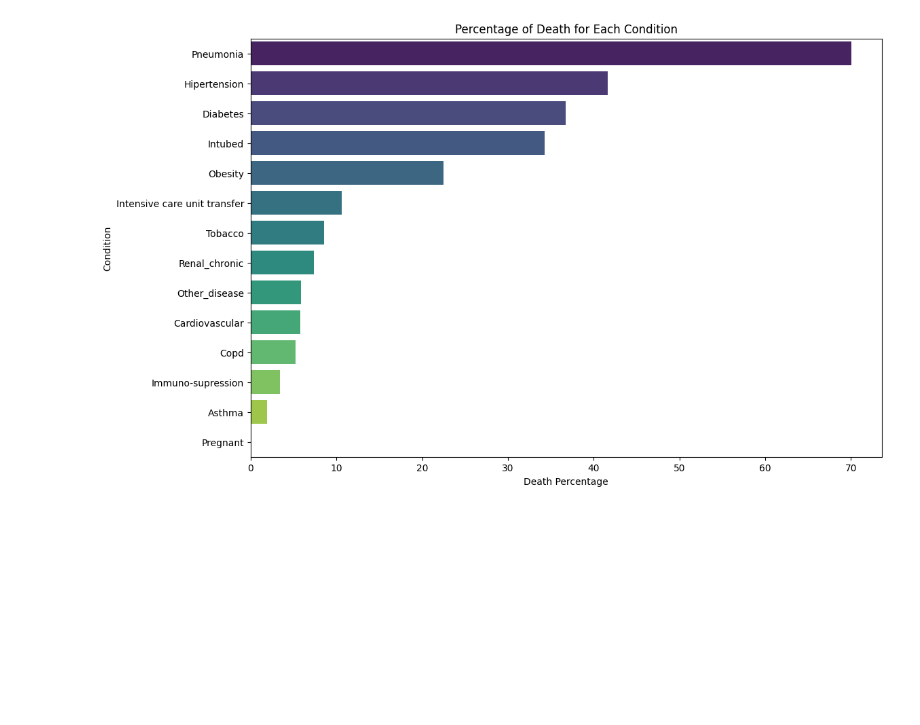
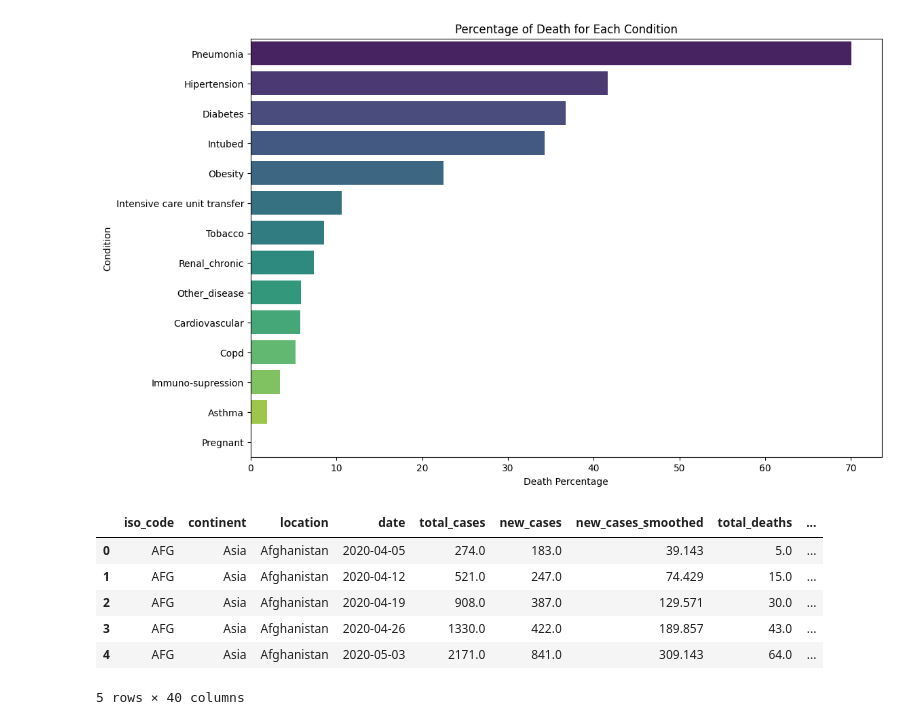
Before and after one commit to morkou/Healthcare, a Jupyter notebook: Analysis/covid_datasets_analysis.ipynb, the cells around one changed output. Cells and saved outputs as stored; diff of their text form; code cells hidden in the pictures; blank space fills up the shorter version.

```diff
--- a/Analysis/covid_datasets_analysis.ipynb
+++ b/Analysis/covid_datasets_analysis.ipynb
@@ -117,3 +117,15 @@ Passing `palette` without assigning `hue` is deprecated and will be removed in v
 
   sns.barplot(x='Percentage', y='Column', data=plot_data, palette='viridis')
 [figure]
+# %%
+owid_data_df_cleaned = pd.read_csv('../Cleaning/owid_data_cleaned.csv')
+owid_data_df_cleaned = owid_data_df_cleaned.loc[:, ~owid_data_df_cleaned.columns.str.contains('^Unnamed')]
+owid_data_df_cleaned.head()
+# %% [output]
+|  | iso_code | continent | location | date | total_cases | new_cases | new_cases_smoothed | total_deaths | ... |
+| 0 | AFG | Asia | Afghanistan | 2020-04-05 | 274.0 | 183.0 | 39.143 | 5.0 | ... |
+| 1 | AFG | Asia | Afghanistan | 2020-04-12 | 521.0 | 247.0 | 74.429 | 15.0 | ... |
+| 2 | AFG | Asia | Afghanistan | 2020-04-19 | 908.0 | 387.0 | 129.571 | 30.0 | ... |
+| 3 | AFG | Asia | Afghanistan | 2020-04-26 | 1330.0 | 422.0 | 189.857 | 43.0 | ... |
+| 4 | AFG | Asia | Afghanistan | 2020-05-03 | 2171.0 | 841.0 | 309.143 | 64.0 | ... |
+5 rows × 40 columns
```
Also changed, not shown: parts of 4 cells of this notebook, 1 other file.
